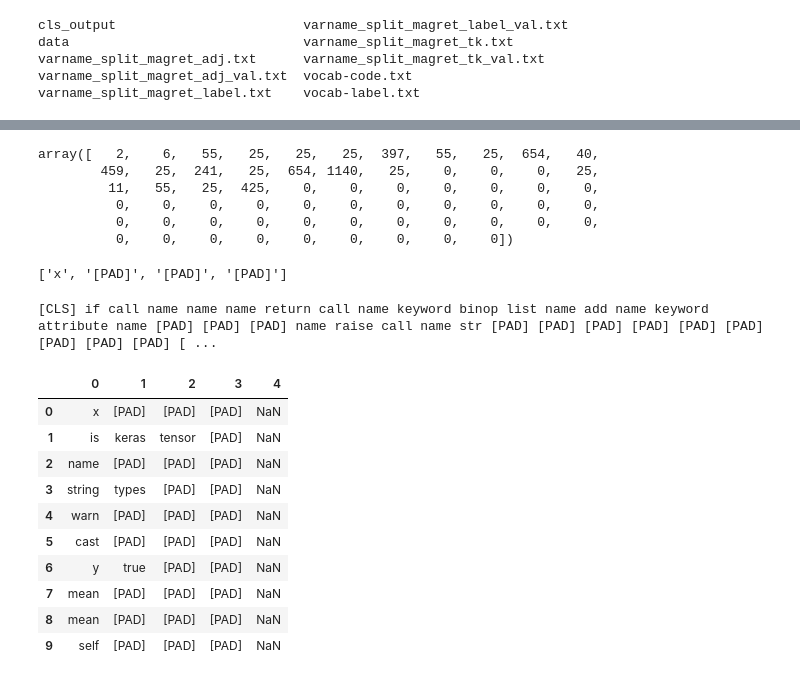
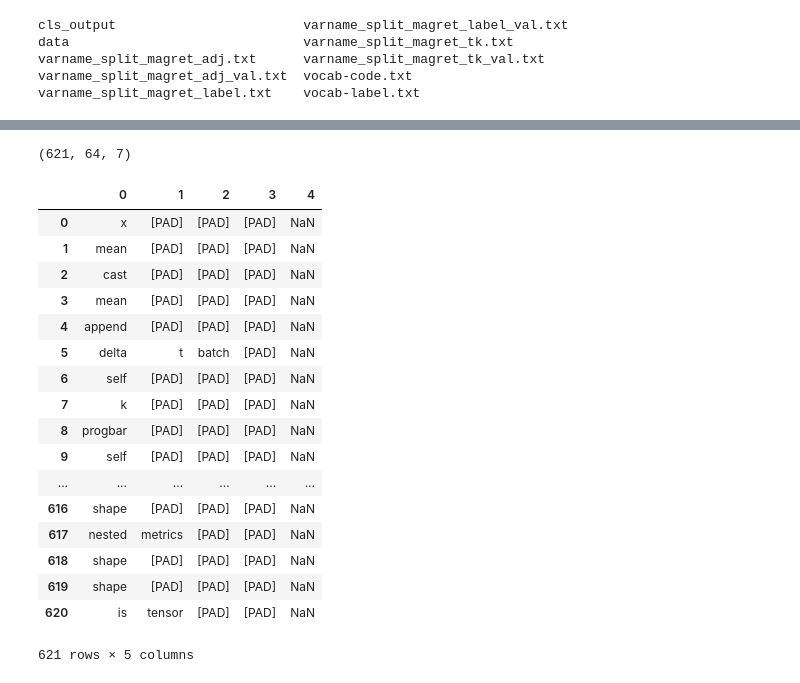
Before and after one commit to dtsbourg/BiFocalE, a Jupyter notebook: notebook/Inspect Predictions - Var Naming.ipynb, the cells around one changed output, grey strips where cells are left out. Cells and saved outputs as stored; diff of their text form; code cells hidden in the pictures.

```diff
--- a/notebook/Inspect Predictions - Var Naming.ipynb
+++ b/notebook/Inspect Predictions - Var Naming.ipynb
@@ -91,35 +85,26 @@ Label =  x [PAD] [PAD] [PAD]
-# %%
-preds = np.asarray(preds)
-preds[64:128,0]
-# %% [output]
-array([   2,    6,   55,   25,   25,   25,  397,   55,   25,  654,   40,
-        459,   25,  241,   25,  654, 1140,   25,    0,    0,    0,   25,
-         11,   55,   25,  425,    0,    0,    0,    0,    0,    0,    0,
-          0,    0,    0,    0,    0,    0,    0,    0,    0,    0,    0,
-          0,    0,    0,    0,    0,    0,    0,    0,    0,    0,    0,
-          0,    0,    0,    0,    0,    0,    0,    0,    0])
-# %%
-list(label_df.loc[idx//64][:4])
-# %% [output]
-['x', '[PAD]', '[PAD]', '[PAD]']
-# %%
-s = 1
-print(' '.join([vocab_label_df.loc[p][0] for p in preds[s*64:(s+1)*64,0]]))
-# %% [output]
-[CLS] if call name name name return call name keyword binop list name add name keyword attribute name [PAD] [PAD] [PAD] name raise call name str [PAD] [PAD] [PAD] [PAD] [PAD] [PAD] [PAD] [PAD] [PAD] [ ...
-# %%
-label_df = pd.read_csv(path+'sparse_split_magret_label_val.txt', header=None)
-label_df.head(10)
-# %% [output]
-|  | 0 | 1 | 2 | 3 | 4 |
-| 0 | x | [PAD] | [PAD] | [PAD] | NaN |
-| 1 | is | keras | tensor | [PAD] | NaN |
-| 2 | name | [PAD] | [PAD] | [PAD] | NaN |
-| 3 | string | types | [PAD] | [PAD] | NaN |
-| 4 | warn | [PAD] | [PAD] | [PAD] | NaN |
-| 5 | cast | [PAD] | [PAD] | [PAD] | NaN |
-| 6 | y | true | [PAD] | [PAD] | NaN |
-| 7 | mean | [PAD] | [PAD] | [PAD] | NaN |
-| 8 | mean | [PAD] | [PAD] | [PAD] | NaN |
-| 9 | self | [PAD] | [PAD] | [PAD] | NaN |
+# %%
+np.asarray(preds_all).shape
+# %% [output]
+(621, 64, 7)
+# %%
+label_df
+# %% [output]
+|  | 0 | 1 | 2 | 3 | 4 |
+| 0 | x | [PAD] | [PAD] | [PAD] | NaN |
+| 1 | mean | [PAD] | [PAD] | [PAD] | NaN |
+| 2 | cast | [PAD] | [PAD] | [PAD] | NaN |
+| 3 | mean | [PAD] | [PAD] | [PAD] | NaN |
+| 4 | append | [PAD] | [PAD] | [PAD] | NaN |
+| 5 | delta | t | batch | [PAD] | NaN |
+| 6 | self | [PAD] | [PAD] | [PAD] | NaN |
+| 7 | k | [PAD] | [PAD] | [PAD] | NaN |
+| 8 | progbar | [PAD] | [PAD] | [PAD] | NaN |
+| 9 | self | [PAD] | [PAD] | [PAD] | NaN |
+| ... | ... | ... | ... | ... | ... |
+| 616 | shape | [PAD] | [PAD] | [PAD] | NaN |
+| 617 | nested | metrics | [PAD] | [PAD] | NaN |
+| 618 | shape | [PAD] | [PAD] | [PAD] | NaN |
+| 619 | shape | [PAD] | [PAD] | [PAD] | NaN |
+| 620 | is | tensor | [PAD] | [PAD] | NaN |
+621 rows × 5 columns
 # %%
```
Also changed, not shown: parts of 17 cells of this notebook, 11 other files.
